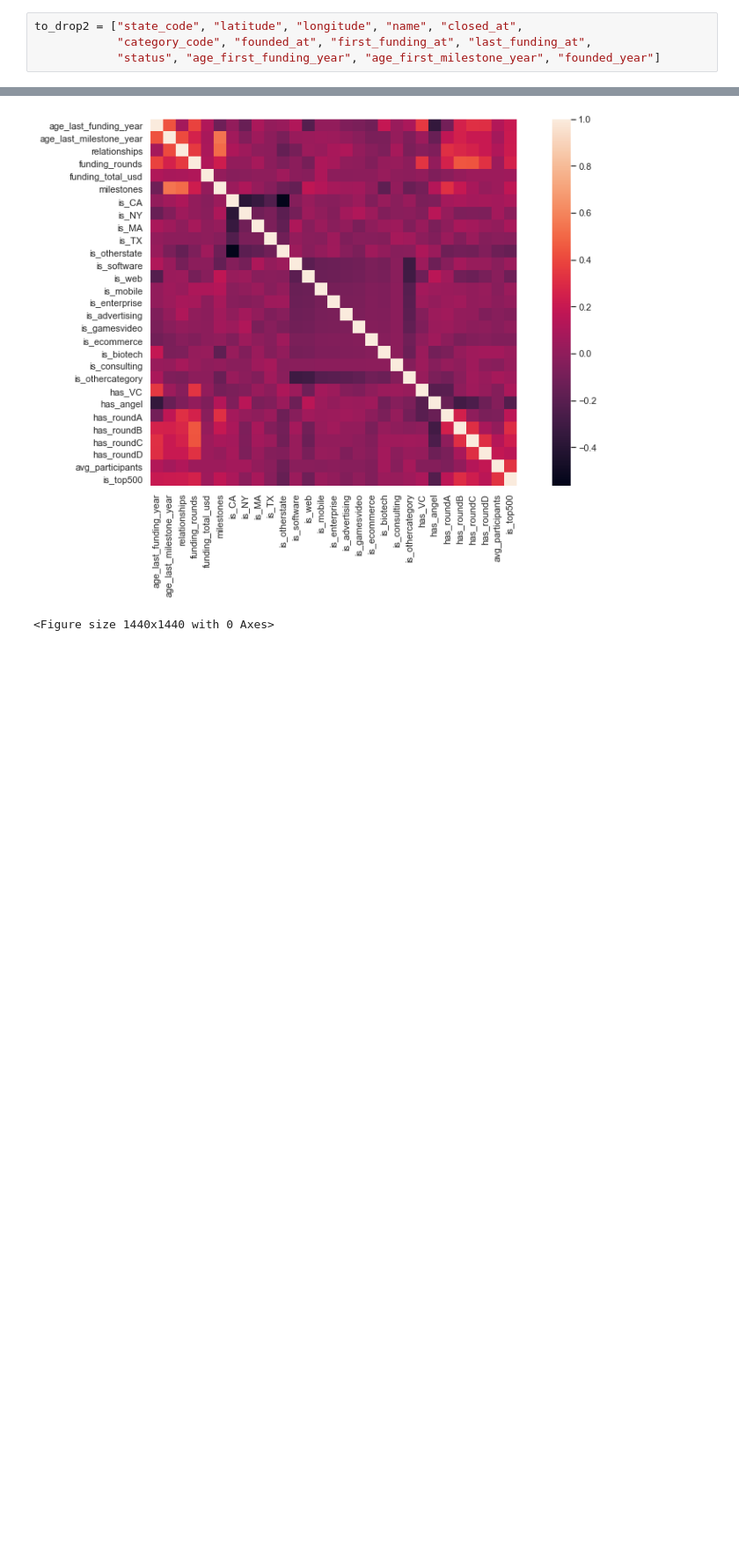
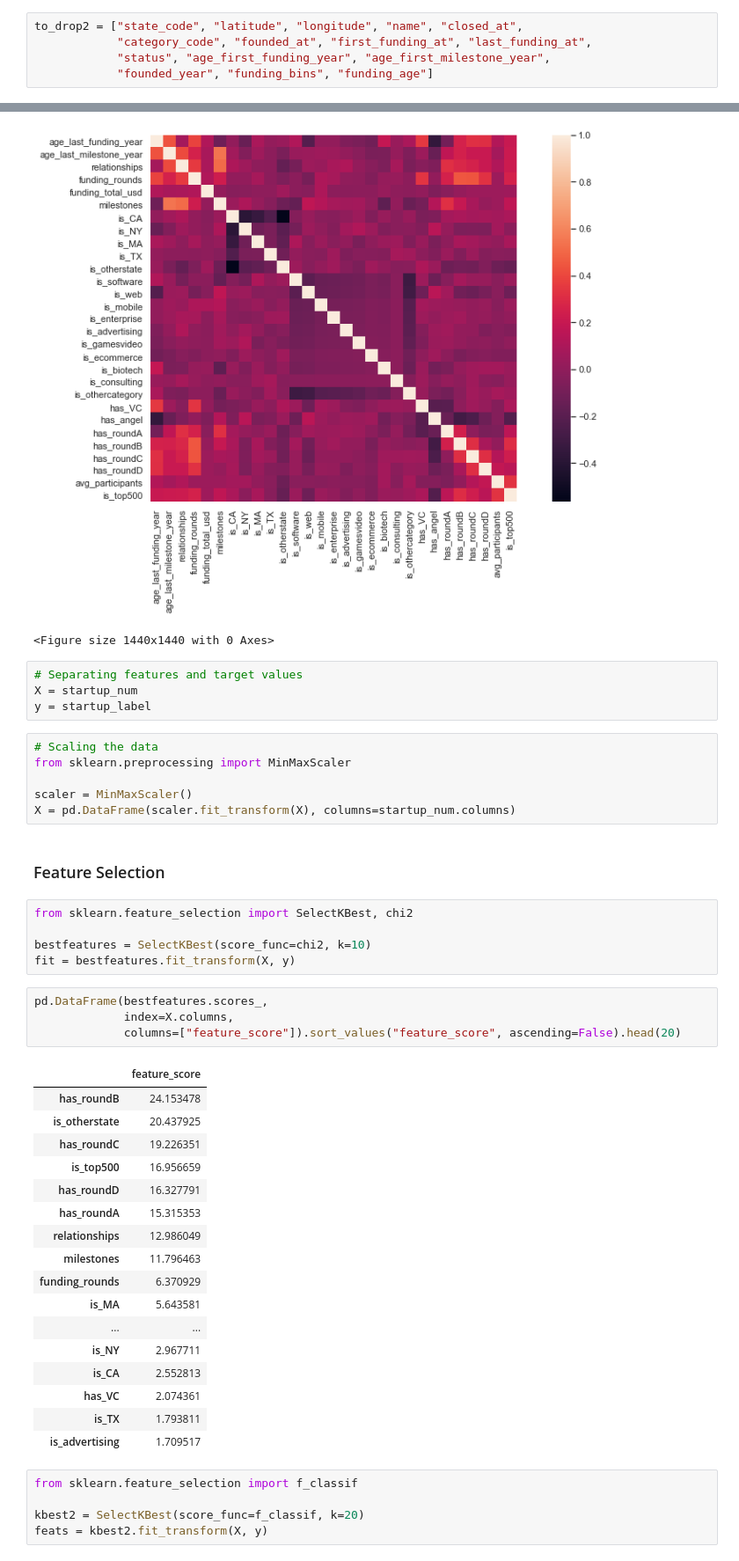
Before and after one commit to eniola-f/Hamoye_project, a Jupyter notebook: Startup_data.ipynb, the cells around one changed output, grey strips where cells are left out. Shown at 88% size. Drawn from its saved outputs; the diff is of its cells as text; blank space fills up the shorter version.

Commit message:
perform feature selection

```diff
--- a/Startup_data.ipynb
+++ b/Startup_data.ipynb
@@ -678,7 +678,8 @@ startup["status"].replace("closed", 0, inplace=True)
 # %%
 to_drop2 = ["state_code", "latitude", "longitude", "name", "closed_at",
             "category_code", "founded_at", "first_funding_at", "last_funding_at",
-            "status", "age_first_funding_year", "age_first_milestone_year", "founded_year"]
+            "status", "age_first_funding_year", "age_first_milestone_year",
+            "founded_year", "funding_bins", "funding_age"]
 # %%
 startup_num = startup.drop(to_drop2, axis=1)
 # %%
@@ -768,3 +769,47 @@ plt.figure(figsize=(20,20))
 <Figure size 1440x1440 with 0 Axes>
 [figure]
 <Figure size 1440x1440 with 0 Axes>
+# %%
+# Separating features and target values
+X = startup_num
+y = startup_label
+# %%
+# Scaling the data
+from sklearn.preprocessing import MinMaxScaler
+
+scaler = MinMaxScaler()
+X = pd.DataFrame(scaler.fit_transform(X), columns=startup_num.columns)
+# %% [markdown]
+### Feature Selection
+# %%
+from sklearn.feature_selection import SelectKBest, chi2
+
+bestfeatures = SelectKBest(score_func=chi2, k=10)
+fit = bestfeatures.fit_transform(X, y)
+# %%
+pd.DataFrame(bestfeatures.scores_,
+             index=X.columns,
+             columns=["feature_score"]).sort_values("feature_score", ascending=False).head(20)
+# %% [output]
+|  | feature_score |
+| has_roundB | 24.153478 |
+| is_otherstate | 20.437925 |
+| has_roundC | 19.226351 |
+| is_top500 | 16.956659 |
+| has_roundD | 16.327791 |
+| has_roundA | 15.315353 |
+| relationships | 12.986049 |
+| milestones | 11.796463 |
+| funding_rounds | 6.370929 |
+| is_MA | 5.643581 |
+| ... | ... |
+| is_NY | 2.967711 |
+| is_CA | 2.552813 |
+| has_VC | 2.074361 |
+| is_TX | 1.793811 |
+| is_advertising | 1.709517 |
+# %%
+from sklearn.feature_selection import f_classif
+
+kbest2 = SelectKBest(score_func=f_classif, k=20)
+feats = kbest2.fit_transform(X, y)
```
Also changed, not shown: parts of 4 cells of this notebook.
